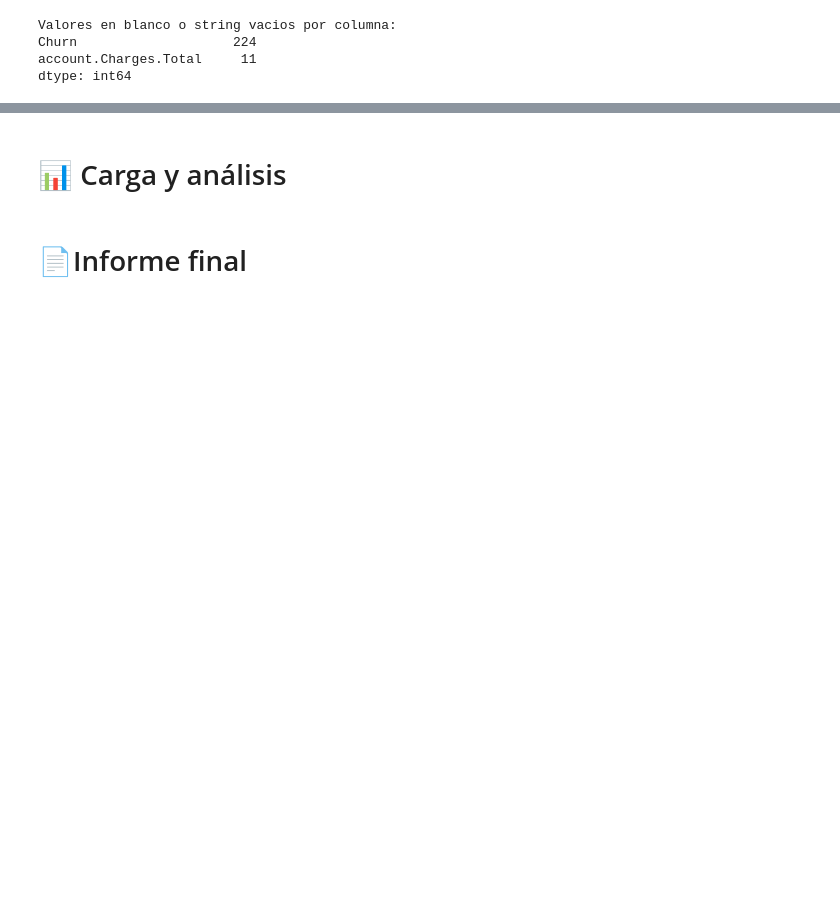
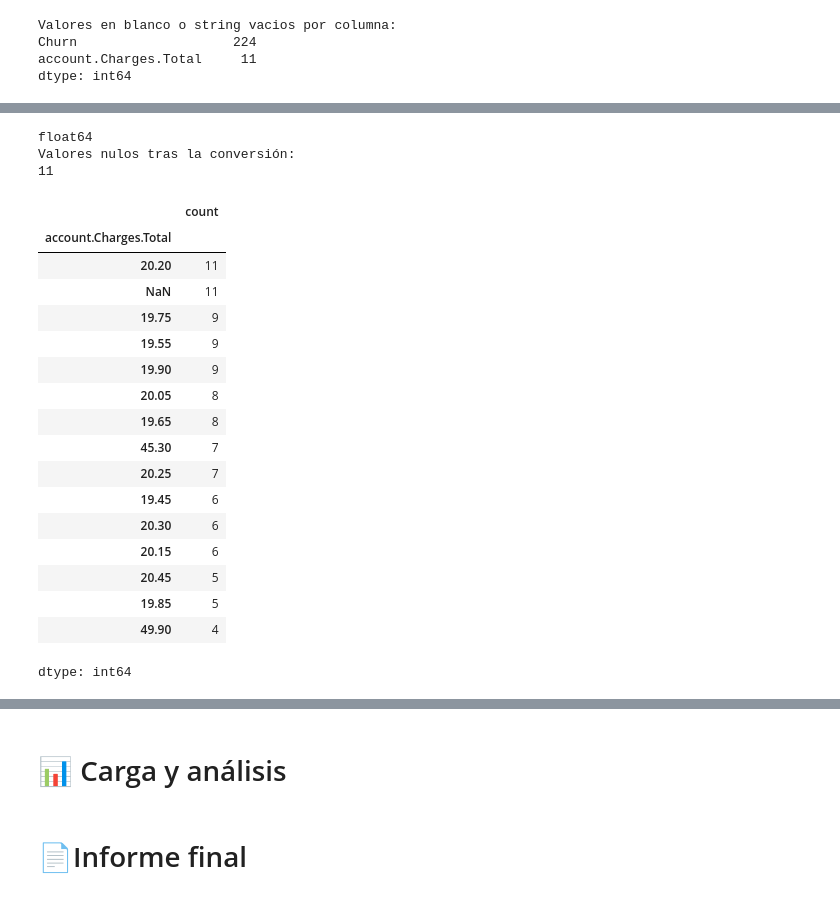
Before and after one commit to EnriqueRangel/Telecom_X, a Jupyter notebook: Challenge_Telecom_X.ipynb, the cells around one changed output, grey strips where cells are left out. Cells and saved outputs as stored; diff of their text form; code cells hidden in the pictures; blank space fills up the shorter version.

```diff
--- a/Challenge_Telecom_X.ipynb
+++ b/Challenge_Telecom_X.ipynb
@@ -195,0 +229,30 @@ dtype: int64
+# %%
+print(df_normalize['account.Charges.Total'].dtype)  # Debe decir float64
+
+print("Valores nulos tras la conversión:")
+print(df_normalize['account.Charges.Total'].isnull().sum())  # Cuántos quedaron como NaN
+# %% [output]
+float64
+Valores nulos tras la conversión:
+11
+# %%
+df_normalize['account.Charges.Total'].value_counts(dropna=False).head(15)
+# %% [output]
+|  | count |
+| account.Charges.Total |  |
+| 20.20 | 11 |
+| NaN | 11 |
+| 19.75 | 9 |
+| 19.55 | 9 |
+| 19.90 | 9 |
+| 20.05 | 8 |
+| 19.65 | 8 |
+| 45.30 | 7 |
+| 20.25 | 7 |
+| 19.45 | 6 |
+| 20.30 | 6 |
+| 20.15 | 6 |
+| 20.45 | 5 |
+| 19.85 | 5 |
+| 49.90 | 4 |
+dtype: int64
```
Also changed, not shown: parts of 19 cells of this notebook.
